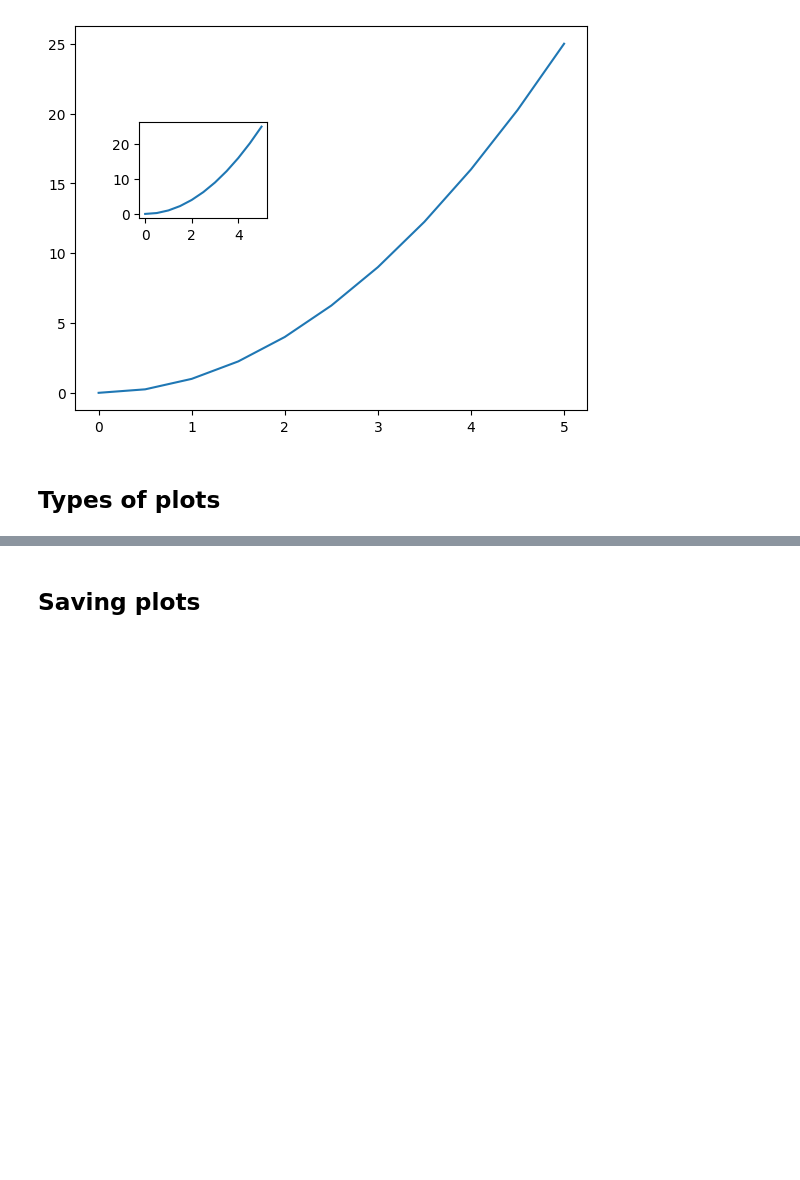
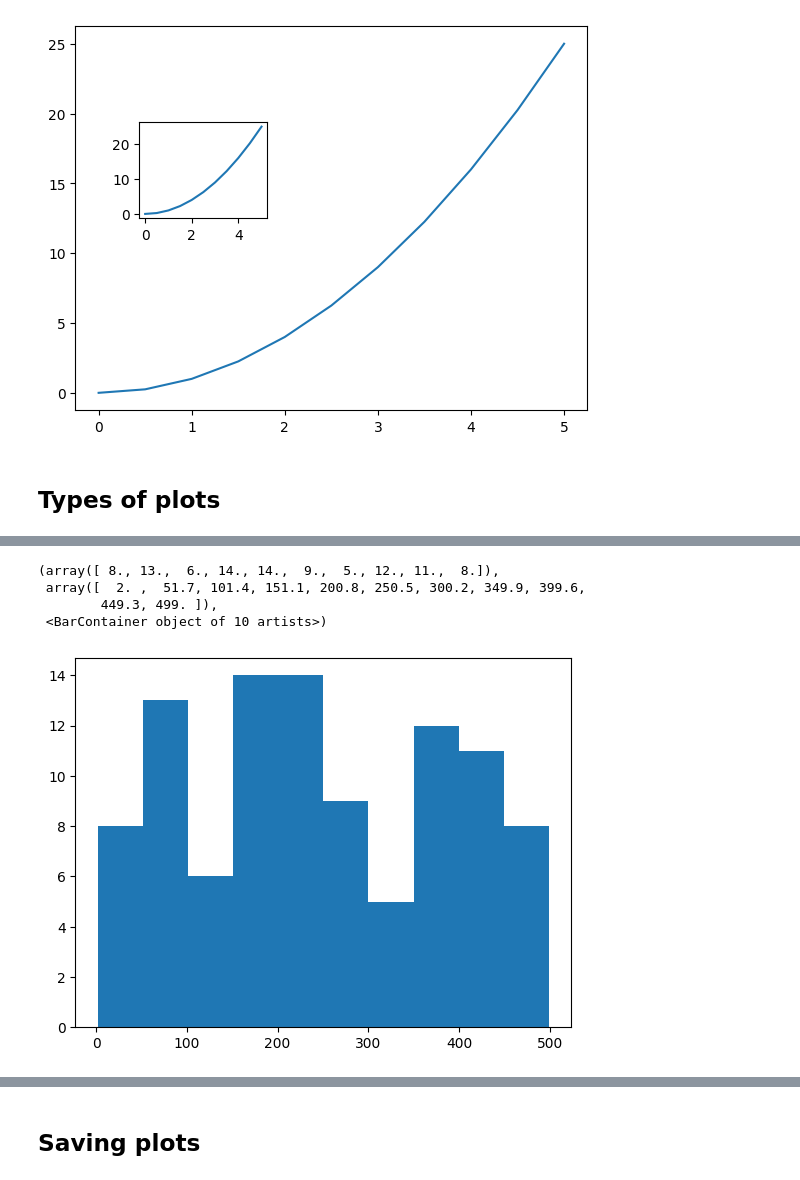
Before and after one commit to shubhamsinha21/symmetrical-dollop, a Jupyter notebook: matplotlib and searborn/Matplotlib.ipynb, the cells around one changed output, grey strips where cells are left out. Drawn from its saved outputs; the diff is of its cells as text; code cells hidden in the pictures; blank space fills up the shorter version.

```diff
--- a/matplotlib and searborn/Matplotlib.ipynb
+++ b/matplotlib and searborn/Matplotlib.ipynb
@@ -66,0 +80,10 @@ axis2.plot(x,y)
+# %%
+from random import sample
+data = sample(range(1, 500), 100)
+plt.hist(data)
+# %% [output]
+(array([ 8., 13.,  6., 14., 14.,  9.,  5., 12., 11.,  8.]),
+ array([  2. ,  51.7, 101.4, 151.1, 200.8, 250.5, 300.2, 349.9, 399.6,
+        449.3, 499. ]),
+ <BarContainer object of 10 artists>)
+[figure, added]
```
Also changed, not shown: parts of 8 cells of this notebook, 2 other files.
